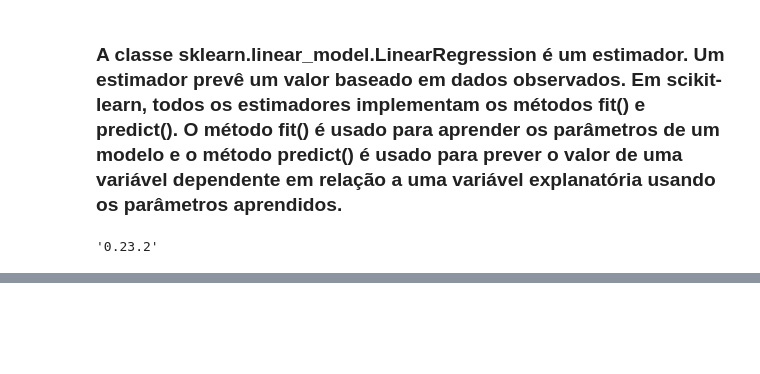
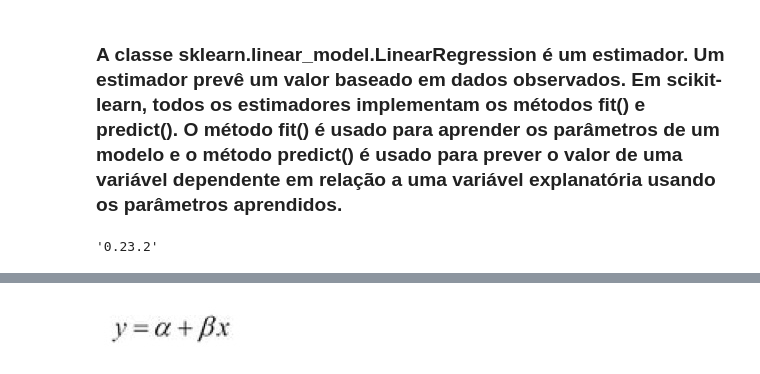
Before and after one commit to guimaraesalves/Data-Science-Academy, a Jupyter notebook: pyfund/8 - Modulos Python para analise de dados/Cap08 - 05 - Scikit-Learn.ipynb, the cells around one changed output, grey strips where cells are left out. Saved outputs shown, nothing was run; the diff lists cells and outputs as text; code cells hidden in the pictures; blank space fills up the shorter version.

```diff
--- a/pyfund/8 - Modulos Python para analise de dados/Cap08 - 05 - Scikit-Learn.ipynb
+++ b/pyfund/8 - Modulos Python para analise de dados/Cap08 - 05 - Scikit-Learn.ipynb
@@ -99,0 +132,5 @@ from sklearn.linear_model import LinearRegression
+# %%
+from IPython.display import Image
+Image('linear.png')
+# %% [output]
+[figure, added]
```
Also changed, not shown: parts of 50 cells of this notebook, 2 other files.
